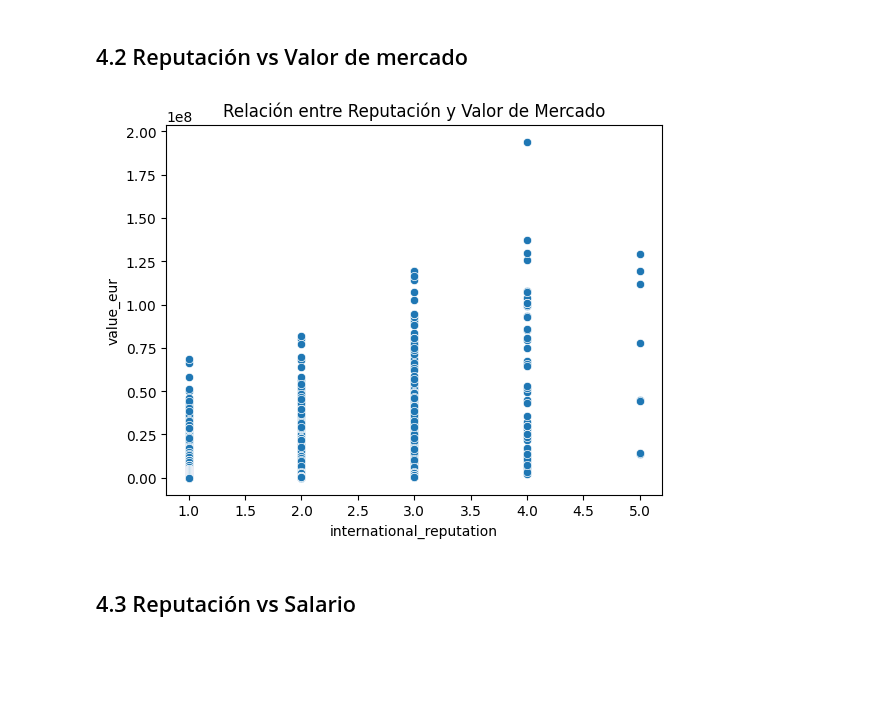
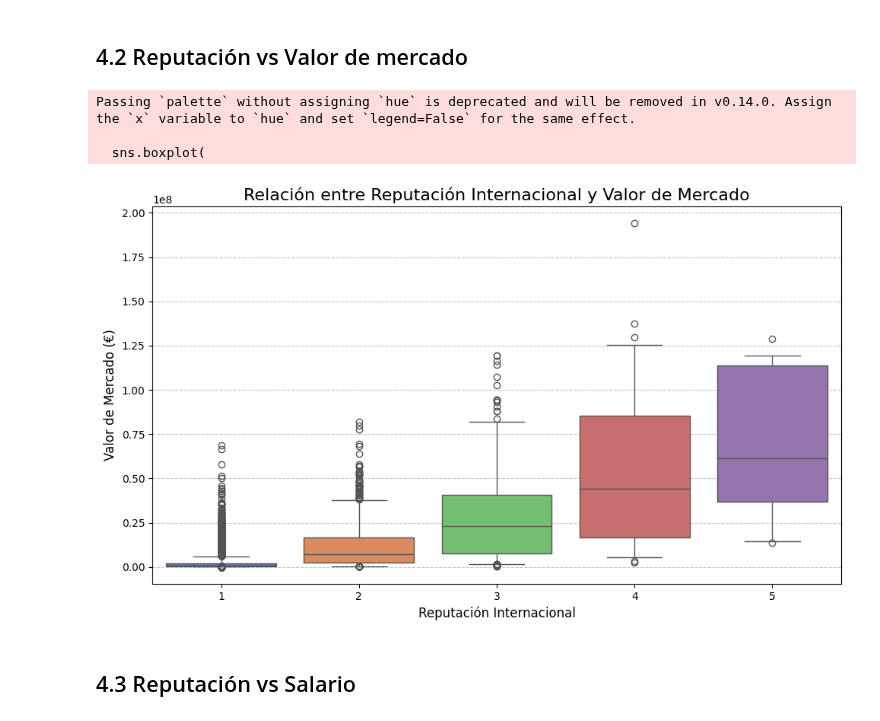
Before and after one commit to julihocc/202511-tec-3d, a Jupyter notebook: fifa22-eda.ipynb, the cells around one changed output. Drawn from its saved outputs; the diff is of its cells as text; code cells hidden in the pictures; blank space fills up the shorter version.

Commit message:
Convert reputation/value into a boxplot

```diff
--- a/fifa22-eda.ipynb
+++ b/fifa22-eda.ipynb
@@ -388,11 +388,31 @@ x0 (Midpoint): 105.36
 # %% [markdown]
 ## 4.2 Reputación vs Valor de mercado
 # %%
-sns.scatterplot(x="international_reputation", y="value_eur", data=df)
-plt.title("Relación entre Reputación y Valor de Mercado")
+# Boxplot for International Reputation vs Market Value
+plt.figure(figsize=(10, 6))
+
+# Create the boxplot
+sns.boxplot(
+    x="international_reputation",
+    y="value_eur",
+    data=df,
+    palette="muted",
+    whis=[5, 95]  # Show whiskers at 5th and 95th percentiles
+)
+
+# Add labels, title, and grid
+plt.title("Relación entre Reputación Internacional y Valor de Mercado", fontsize=16)
+plt.xlabel("Reputación Internacional", fontsize=12)
+plt.ylabel("Valor de Mercado (€)", fontsize=12)
+plt.grid(axis="y", linestyle="--", alpha=0.7)
+
+plt.tight_layout()
 plt.show()
 # %% [output]
+Passing `palette` without assigning `hue` is deprecated and will be removed in v0.14.0. Assign the `x` variable to `hue` and set `legend=False` for the same effect.
+
+  sns.boxplot(
-[figure, old version]
+[figure, new version]
 # %% [markdown]
 ## 4.3 Reputación vs Salario
 # %%
```
